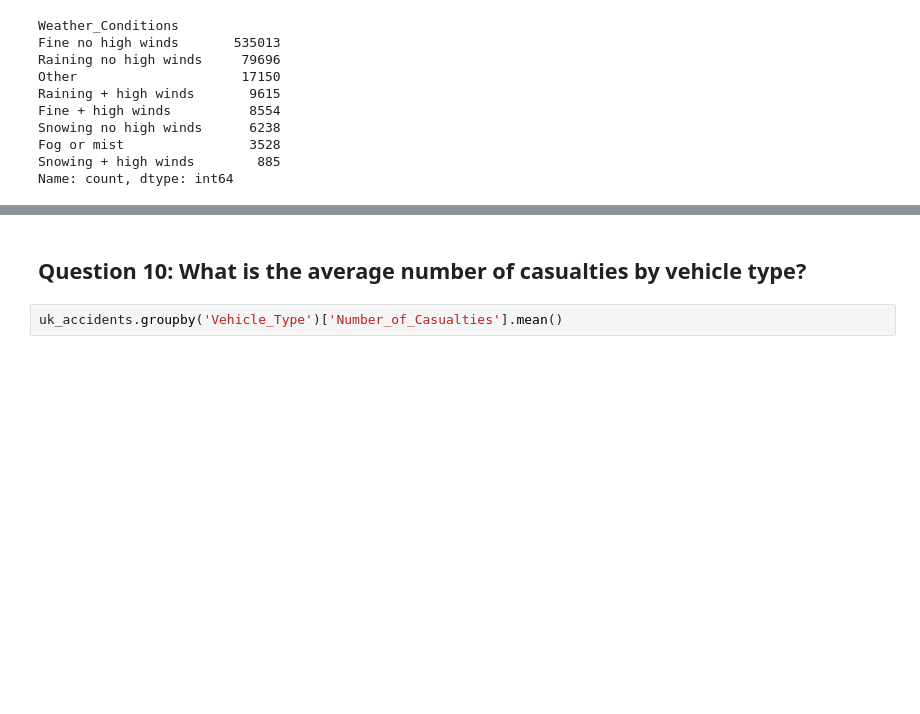
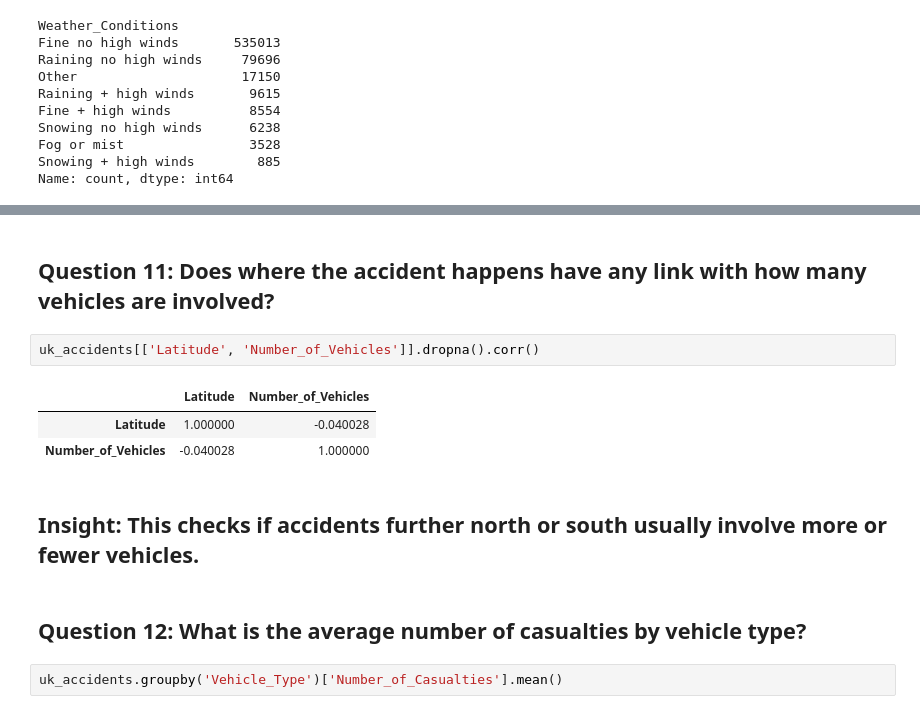
Before and after one commit to pasapak-sayo/ELEC303-DataAnalytics, a Jupyter notebook: ITELEC303/activity2.ipynb, the cells around one changed output, grey strips where cells are left out. Drawn from its saved outputs; the diff is of its cells as text; blank space fills up the shorter version.

```diff
--- a/ITELEC303/activity2.ipynb
+++ b/ITELEC303/activity2.ipynb
@@ -303,5 +319,15 @@ Name: count, dtype: int64
+# %% [markdown]
+<h2>Question 11: Does where the accident happens have any link with how many vehicles are involved?</h2>
+# %%
+uk_accidents[['Latitude', 'Number_of_Vehicles']].dropna().corr()
+# %% [output]
+|  | Latitude | Number_of_Vehicles |
+| Latitude | 1.000000 | -0.040028 |
+| Number_of_Vehicles | -0.040028 | 1.000000 |
+# %% [markdown]
+<h2>Insight: This checks if accidents further north or south usually involve more or fewer vehicles.</h2>
 # %% [markdown]
-<h2>Question 10: What is the average number of casualties by vehicle type?</h2>
+<h2>Question 12: What is the average number of casualties by vehicle type?</h2>
 # %%
 uk_accidents.groupby('Vehicle_Type')['Number_of_Casualties'].mean()
 # %% [output]
```
Also changed, not shown: parts of 44 cells of this notebook.
